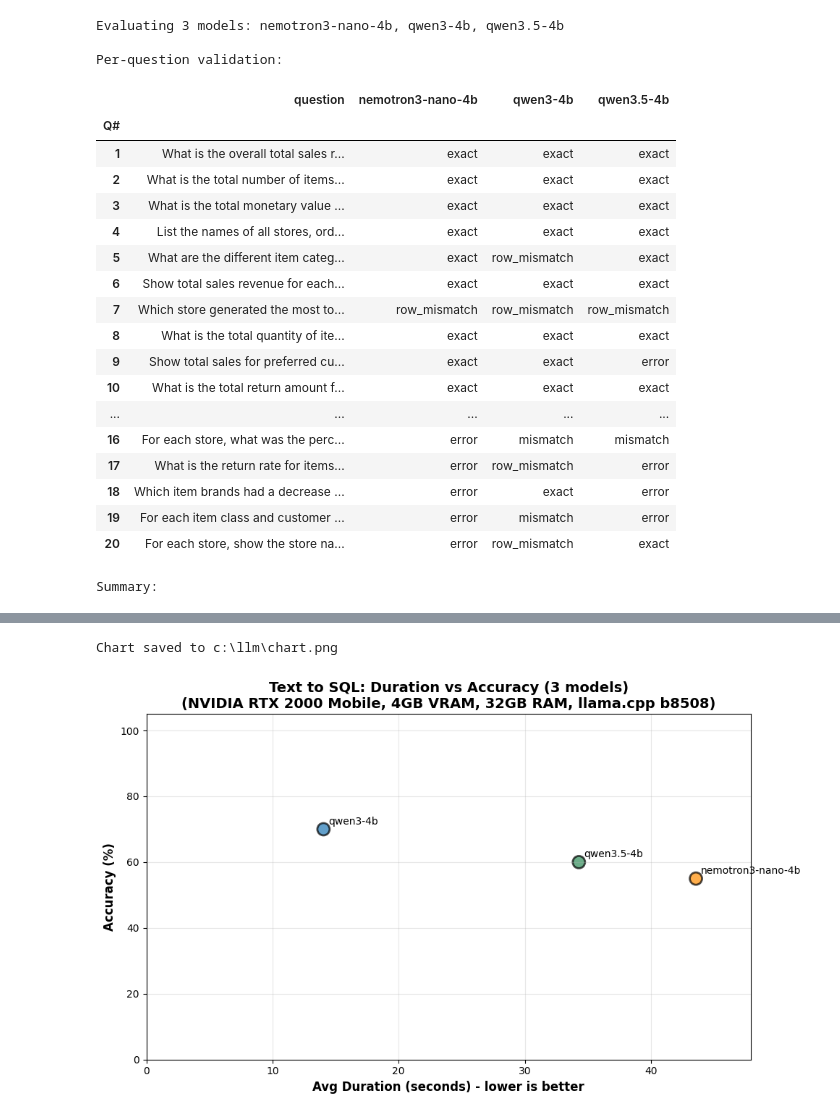
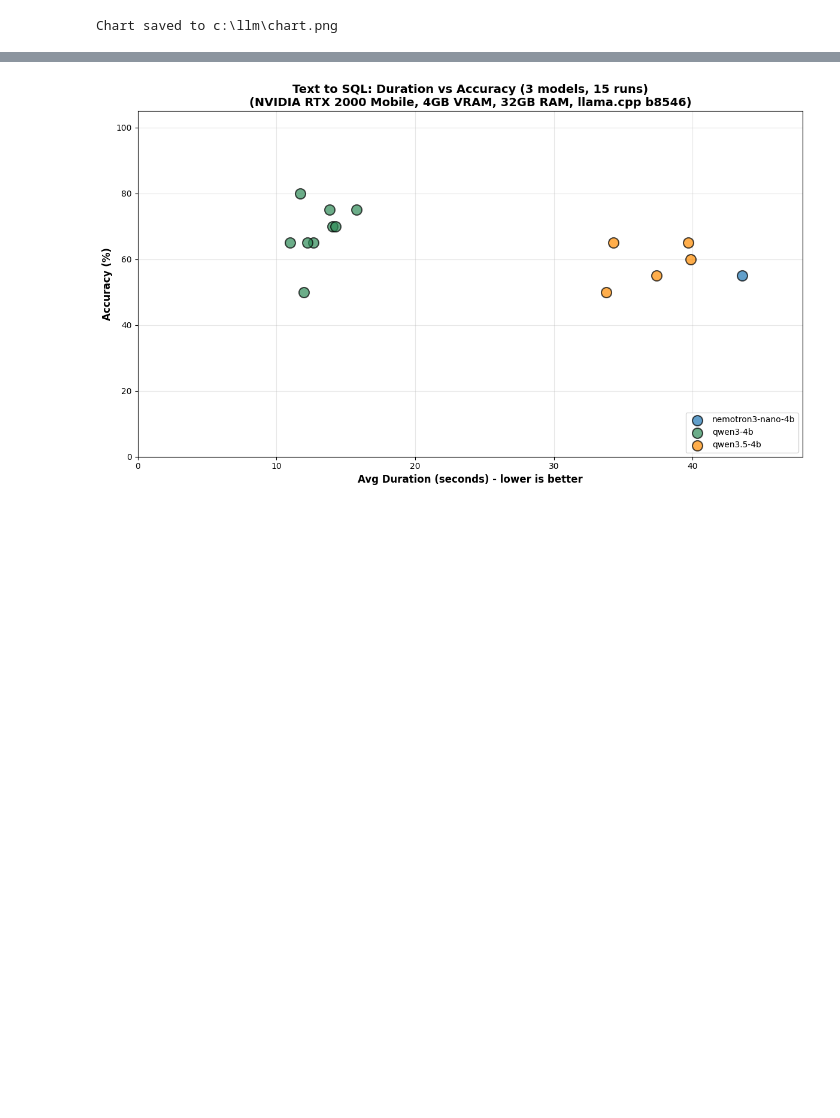
Before and after one commit to djouallah/semantic_sql_testing, a Jupyter notebook: SLM_SQL_test.ipynb, the cells around one changed output, grey strips where cells are left out. Drawn from its saved outputs; the diff is of its cells as text; code cells hidden in the pictures; blank space fills up the shorter version.

```diff
--- a/SLM_SQL_test.ipynb
+++ b/SLM_SQL_test.ipynb
@@ -16,4 +16,4 @@ Database: c:\llm\DS01.duckdb | Questions: 20 | SF: 1
 # %%
 %%time
 # Change model name and run this cell, qwen3.5-4b, qwen3-4b , nemotron3-nano-4b
-bench.run_test('qwen3.5-4b')
+#bench.run_test('qwen3.5-4b')
@@ -20,27 +23,6 @@ bench.run_test('qwen3.5-4b')
 # %%
 # Re-analyze all results without running tests (useful after adding new log files)
-comparison_table = bench.analyze_results()
-bench.plot_results(comparison_table)
+all_runs = bench.analyze_all_runs()
+bench.plot_results(all_runs)
 # %% [output]
-Evaluating 3 models: nemotron3-nano-4b, qwen3-4b, qwen3.5-4b
-
-Per-question validation:
+Chart saved to c:\llm\chart.png
-|  | question | nemotron3-nano-4b | qwen3-4b | qwen3.5-4b |
-| Q# |  |  |  |  |
-| 1 | What is the overall total sales r... | exact | exact | exact |
-| 2 | What is the total number of items... | exact | exact | exact |
-| 3 | What is the total monetary value ... | exact | exact | exact |
-| 4 | List the names of all stores, ord... | exact | exact | exact |
-| 5 | What are the different item categ... | exact | row_mismatch | exact |
-| 6 | Show total sales revenue for each... | exact | exact | exact |
-| 7 | Which store generated the most to... | row_mismatch | row_mismatch | row_mismatch |
-| 8 | What is the total quantity of ite... | exact | exact | exact |
-| 9 | Show total sales for preferred cu... | exact | exact | error |
-| 10 | What is the total return amount f... | exact | exact | exact |
-| ... | ... | ... | ... | ... |
-| 16 | For each store, what was the perc... | error | mismatch | mismatch |
-| 17 | What is the return rate for items... | error | row_mismatch | error |
-| 18 | Which item brands had a decrease ... | error | exact | error |
-| 19 | For each item class and customer ... | error | mismatch | error |
-| 20 | For each store, show the store na... | error | row_mismatch | exact |
-Summary:
@@ -51,2 +29 @@ Summary:
-Chart saved to c:\llm\chart.png
-[figure, old version]
+[figure, new version]
```
Also changed, not shown: parts of 4 cells of this notebook, 6 other files.
